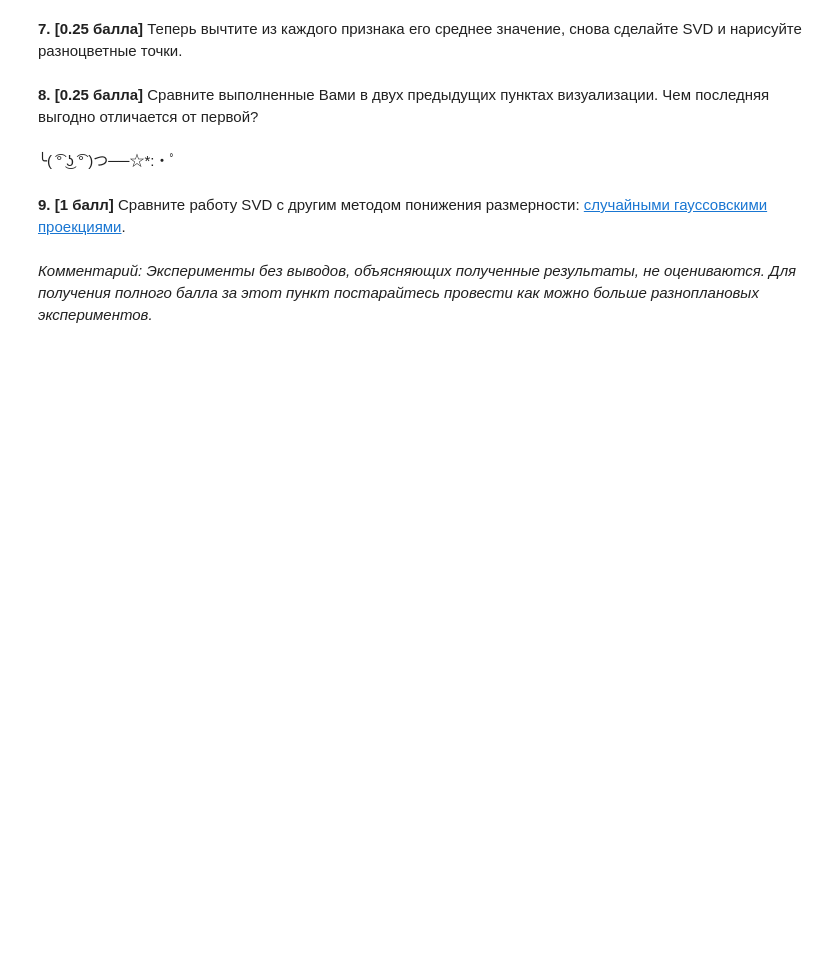
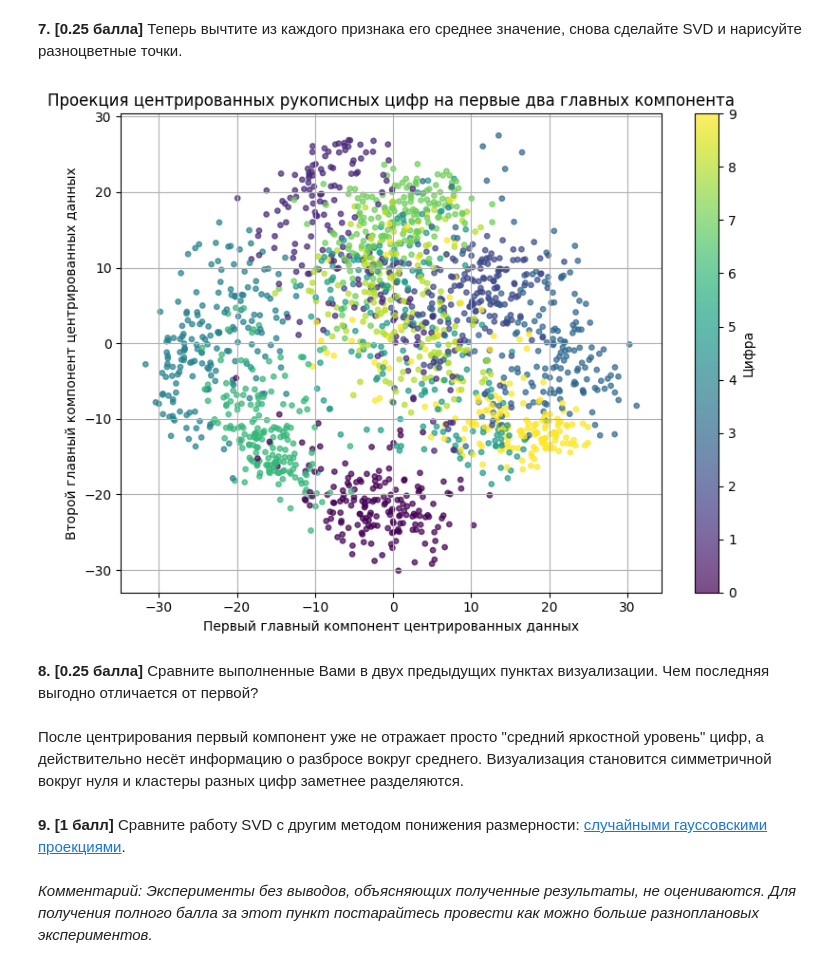
Before and after one commit to emelvv/hse-linal, a Jupyter notebook: ЛР3/homework-practice-03-linregr-Emelianov.ipynb.ipynb, the cells around one changed output. Cells and saved outputs as stored; diff of their text form; code cells hidden in the pictures; blank space fills up the shorter version.

```diff
--- a/ЛР3/homework-practice-03-linregr-Emelianov.ipynb.ipynb
+++ b/ЛР3/homework-practice-03-linregr-Emelianov.ipynb.ipynb
@@ -658,7 +677,28 @@ plt.imshow(digits.data[0].reshape((8,8)))
+# %%
+data_centered = data - np.mean(data, axis=0)
+
+U_c, S_c, Vt_c = np.linalg.svd(data_centered, full_matrices=False)
+
+
+coords_c = data_centered.dot(Vt_c.T[:, :2])
+pc1_c = coords_c[:, 0]
+pc2_c = coords_c[:, 1]
+
+plt.figure(figsize=(8, 6))
+scatter_c = plt.scatter(pc1_c, pc2_c, c=targets, alpha=0.7, s=15)
+plt.xlabel("Первый главный компонент центрированных данных")
+plt.ylabel("Второй главный компонент центрированных данных")
+plt.title("Проекция центрированных рукописных цифр на первые два главных компонента")
+plt.colorbar(scatter_c, ticks=range(10), label='Цифра')
+plt.grid(True)
+plt.tight_layout()
+plt.show()
+# %% [output]
+[figure, added]
 # %% [markdown]
 **8. [0.25 балла]** Сравните выполненные Вами в двух предыдущих пунктах визуализации. Чем последняя выгодно отличается от первой?
-# %% [markdown]
-╰( ͡° ͜ʖ ͡° )つ──☆*:・ﾟ
+# %% [markdown]
+После центрирования первый компонент уже не отражает просто "средний яркостной уровень" цифр, а действительно несёт информацию о разбросе вокруг среднего. Визуализация становится симметричной вокруг нуля и кластеры разных цифр заметнее разделяются.
 # %% [markdown]
 **9. [1 балл]** Сравните работу SVD с другим методом понижения размерности: [случайными гауссовскими проекциями](http://scikit-learn.org/stable/modules/generated/sklearn.random_projection.GaussianRandomProjection.html).
 # %% [markdown]
```
Also changed, not shown: parts of 7 cells of this notebook, 7 other files.
